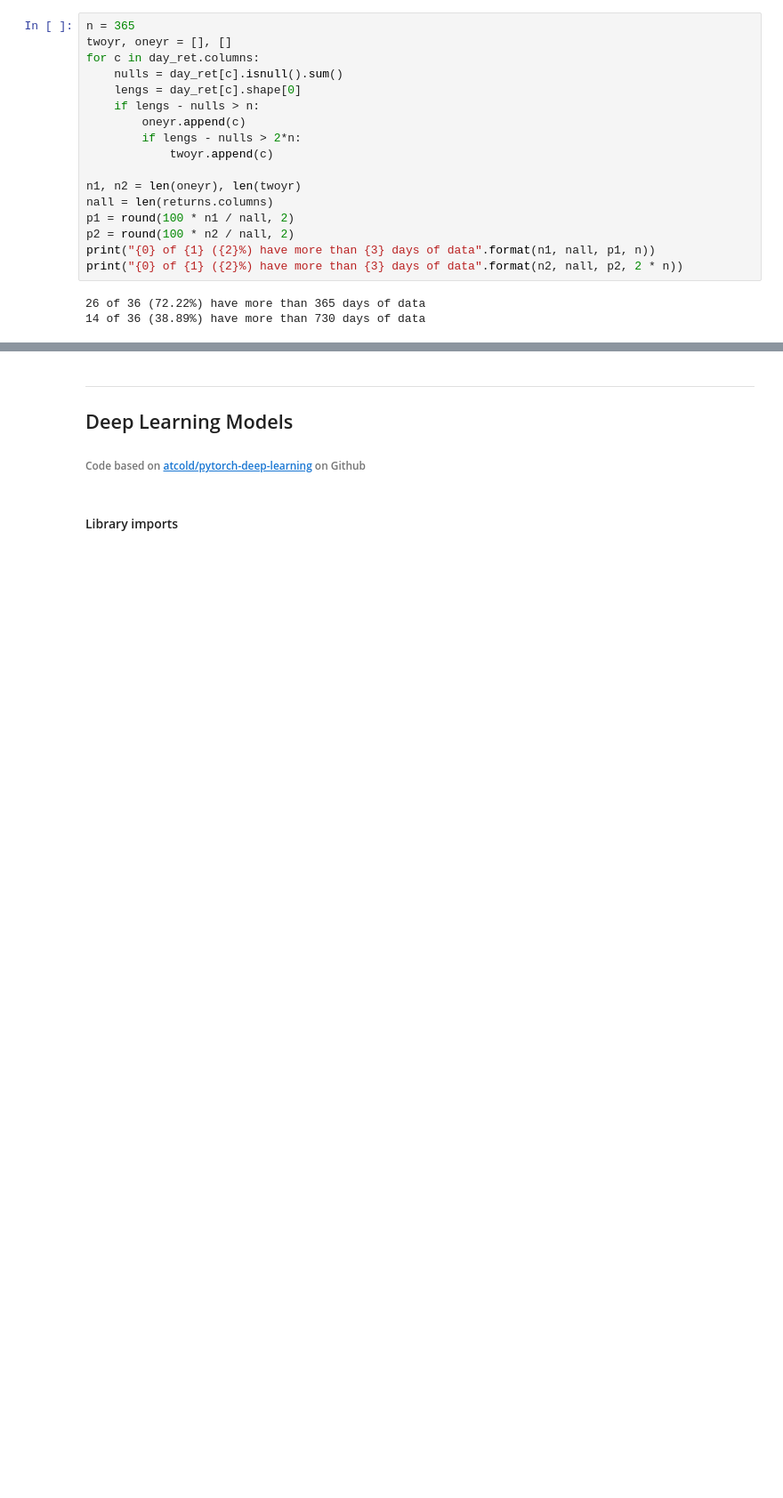
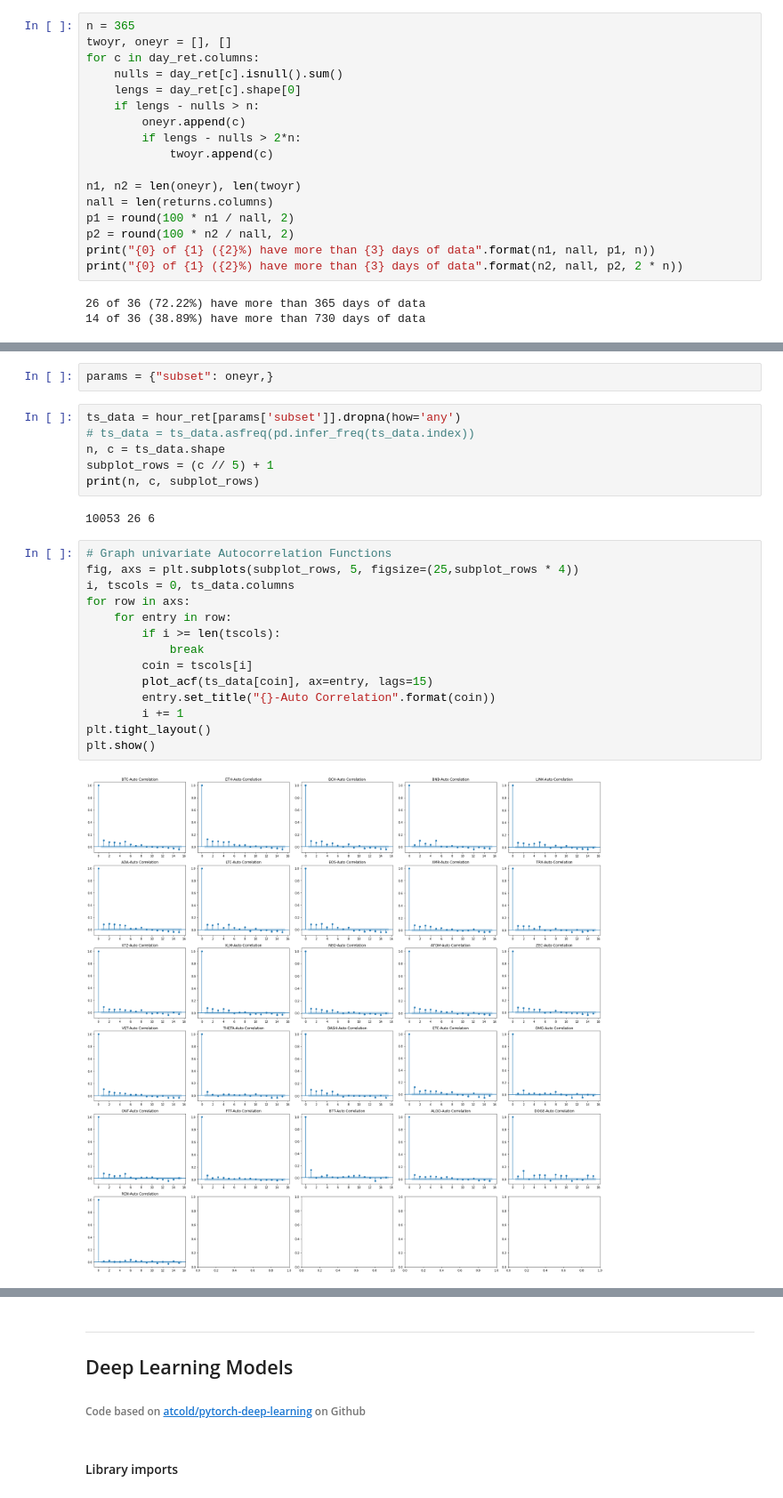
Before and after one commit to 0xHarrington/crypto-comovement, a Jupyter notebook: latent_factors.ipynb, the cells around one changed output, grey strips where cells are left out. Shown at 89% size. Drawn from its saved outputs; the diff is of its cells as text; blank space fills up the shorter version.

```diff
--- a/latent_factors.ipynb
+++ b/latent_factors.ipynb
@@ -110,0 +123,26 @@ print("{0} of {1} ({2}%) have more than {3} days of data".format(n2, nall, p2, 2
+# %%
+params = {"subset": oneyr,}
+# %%
+ts_data = hour_ret[params['subset']].dropna(how='any')
+# ts_data = ts_data.asfreq(pd.infer_freq(ts_data.index))
+n, c = ts_data.shape
+subplot_rows = (c // 5) + 1
+print(n, c, subplot_rows)
+# %% [output]
+10053 26 6
+# %%
+# Graph univariate Autocorrelation Functions
+fig, axs = plt.subplots(subplot_rows, 5, figsize=(25,subplot_rows * 4))
+i, tscols = 0, ts_data.columns
+for row in axs:
+    for entry in row:
+        if i >= len(tscols):
+            break
+        coin = tscols[i]
+        plot_acf(ts_data[coin], ax=entry, lags=15)
+        entry.set_title("{}-Auto Correlation".format(coin))
+        i += 1
+plt.tight_layout()
+plt.show()
+# %% [output]
+[figure, added]
```
Also changed, not shown: parts of 24 cells of this notebook.
